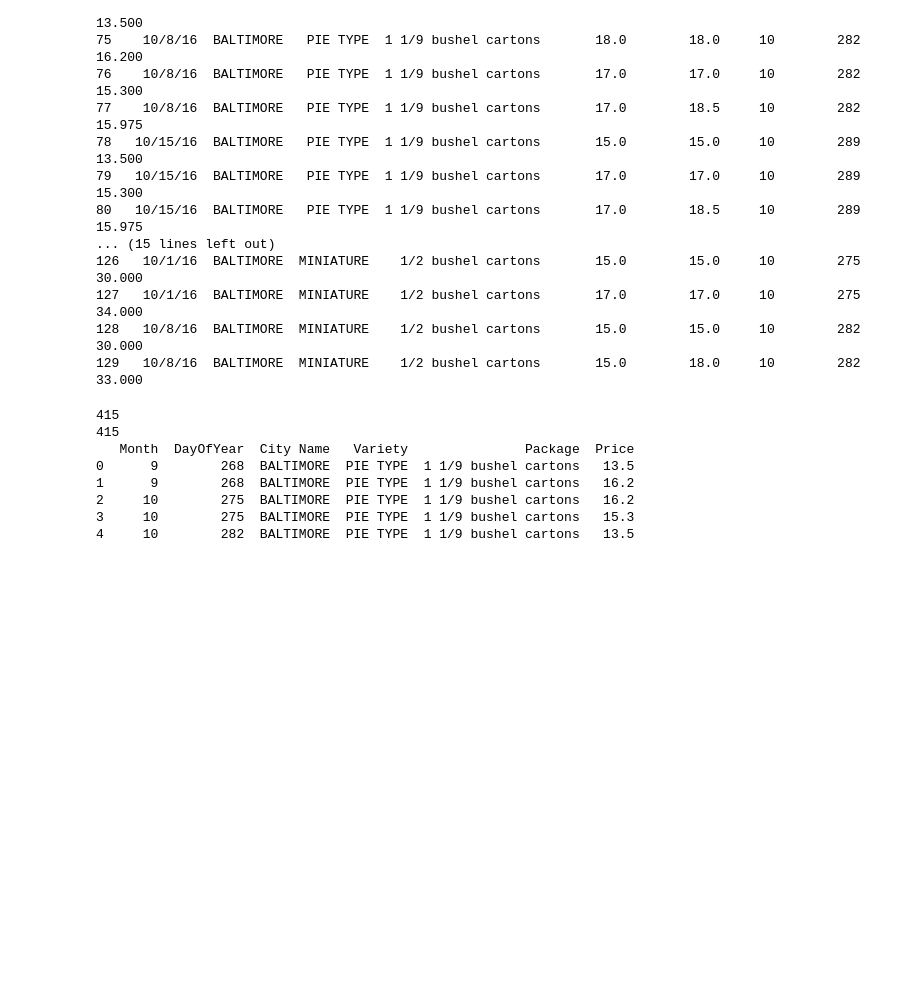
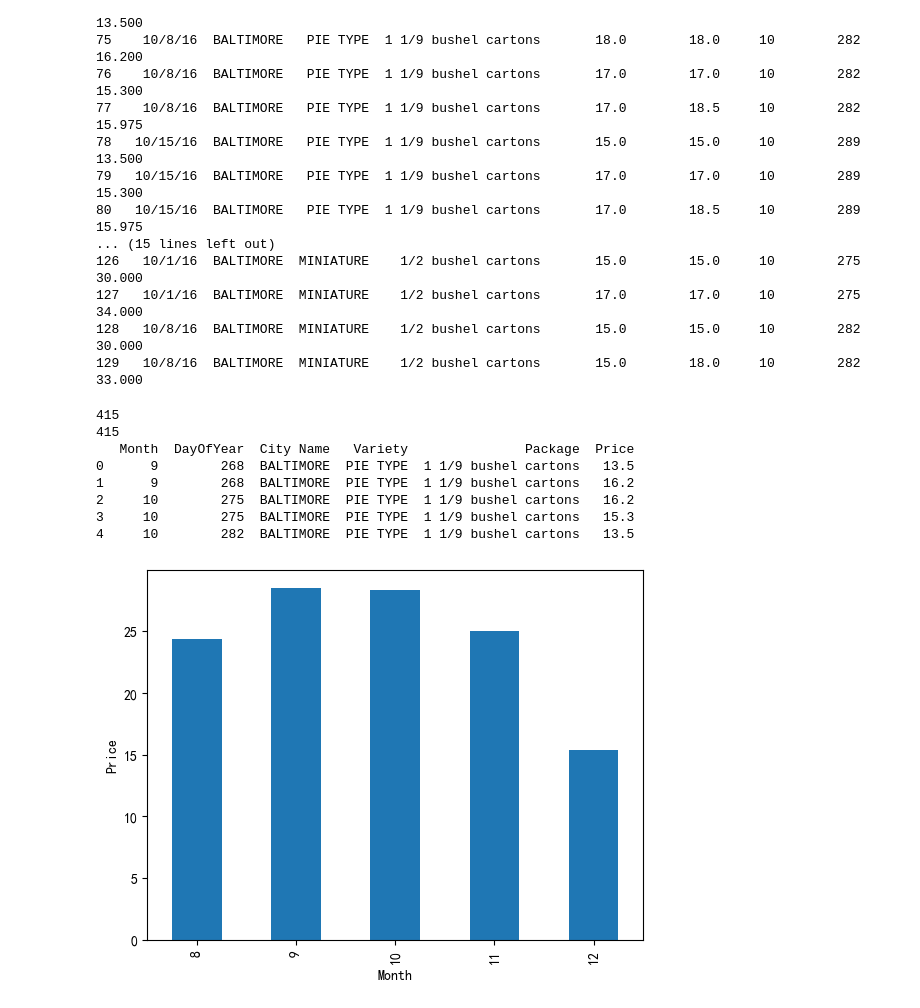
Before and after one commit to chenwenhao2025/xxqzy2, a Jupyter notebook: xxqdm2.1.ipynb, the cells around one changed output. Cells and saved outputs as stored; diff of their text form; code cells hidden in the pictures; blank space fills up the shorter version.

```diff
--- a/xxqdm2.1.ipynb
+++ b/xxqdm2.1.ipynb
@@ -181,3 +181,10 @@ print(new_pumpkins.head().to_string())
 2     10        275  BALTIMORE  PIE TYPE  1 1/9 bushel cartons   16.2
 3     10        275  BALTIMORE  PIE TYPE  1 1/9 bushel cartons   15.3
 4     10        282  BALTIMORE  PIE TYPE  1 1/9 bushel cartons   13.5
+# %%
+# 绘制每个月南瓜的平均价格柱状图
+new_pumpkins.groupby(by='Month')['Price'].mean().plot(kind='bar')
+plt.ylabel('Price')
+plt.show()
+# %% [output]
+[figure, added]
```
Also changed, not shown: parts of 4 cells of this notebook.
